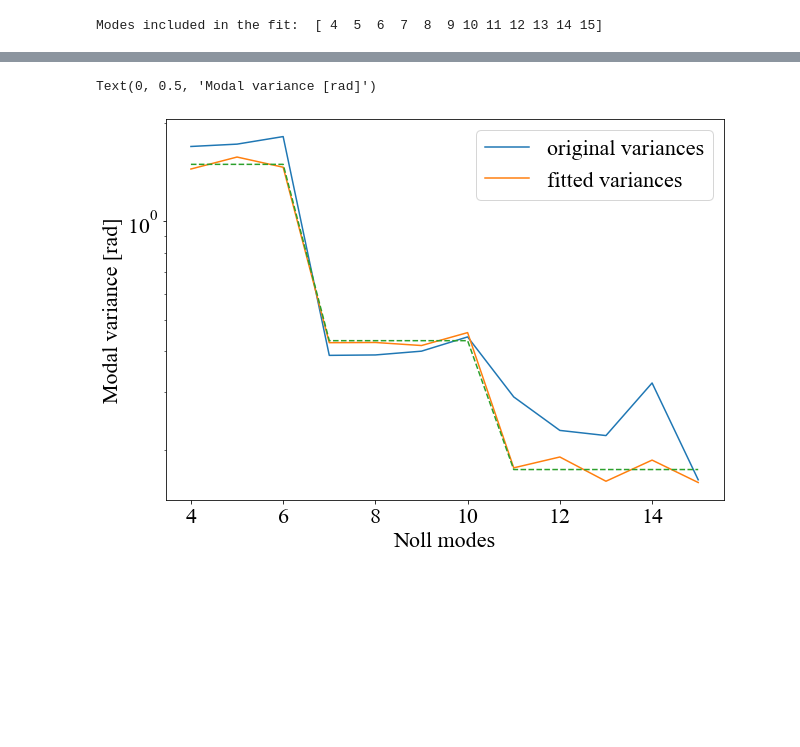
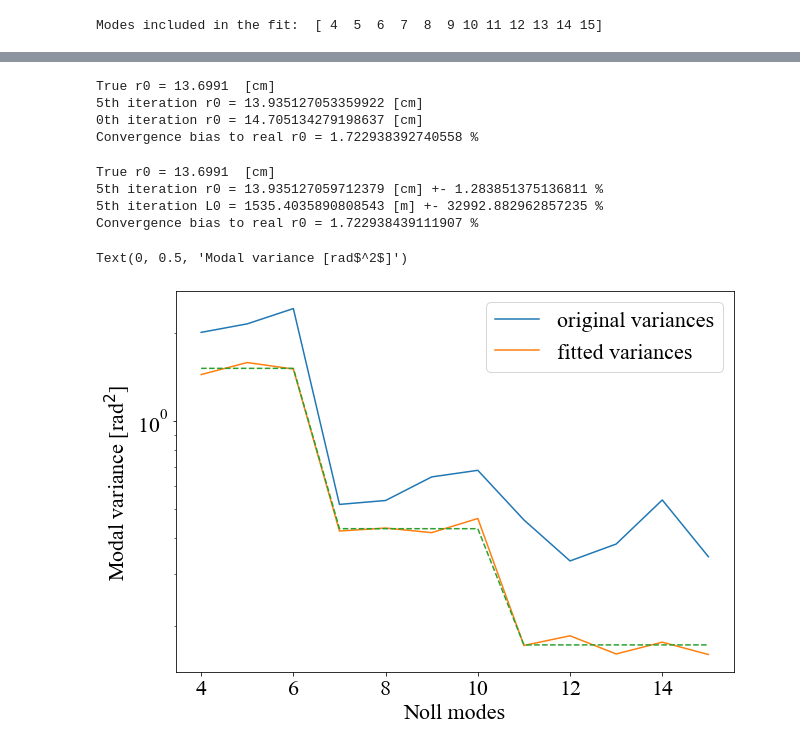
Before and after one commit to Stribuzz/TBEST, a Jupyter notebook: Simulated_Data_Analysis.ipynb, the cells around one changed output, grey strips where cells are left out. Drawn from its saved outputs; the diff is of its cells as text; code cells hidden in the pictures; blank space fills up the shorter version.

```diff
--- a/Simulated_Data_Analysis.ipynb
+++ b/Simulated_Data_Analysis.ipynb
@@ -37,13 +37,13 @@ modes_excluded = np.array([])  # Noll modes to exclud from the fit (focus)
 fRadOrds = np.arange(lRadOrd, hRadOrd + 1 - mRO)
 fModes = np.array([], dtype=int)
 for iRadOrd in range(fRadOrds.size):
-    fModes = np.append(fModes, tb.modesOfRadialOrder(fRadOrds[iRadOrd]))
+    fModes = np.append(fModes, tp.modes_of_radial_order(fRadOrds[iRadOrd]))
 
 print('Modes included in the fit: ',fModes)
 # %% [output]
 Modes included in the fit:  [ 4  5  6  7  8  9 10 11 12 13 14 15]
 # %%
-J = tb.nModesFromRadialOrder(hRadOrd) # What is the Maximum mode ?
+J = tp.n_modes_from_radial_order(hRadOrd) # What is the Maximum mode ?
 
 # Diameter of the ATs in the VLTI
 D = 1.8
@@ -144,0 +102,12 @@ Convergence bias to real r0 = 0.9343277568866812 %
+# %%
+r0_v,L0_v,fitted_ai2 = tp.iterative_estimator(d = D, modes = fModes, ai2 = bi2_noise_extended, noise_estimate=  fusco_noise_extended, n_rec_modes=J, m=M, c_mat=c, full_vector=True, n_iter=5)
+
+print(r'True r0 =',true_r0*100,' [cm]')
+print(r'5th iteration r0 =', r0_v[-1]*100,'[cm]')
+print(r'0th iteration r0 =', r0_v[0]*100,'[cm]')
+print('Convergence bias to real r0 =', (r0_v[-1] - true_r0)/true_r0*100,'%')
+# %% [output]
+True r0 = 13.6991  [cm]
+5th iteration r0 = 13.935127053359922 [cm]
+0th iteration r0 = 14.705134279198637 [cm]
+Convergence bias to real r0 = 1.722938392740558 %
@@ -145,12 +116,23 @@ Convergence bias to real r0 = 0.9343277568866812 %
+# %%
+print(r'True r0 =',true_r0*100,' [cm]')
+print(r'5th iteration r0 =', mc_r0[0]*100,'[cm] +-',mc_r0[-1]/mc_r0[0]*100,'%')
+print(r'5th iteration L0 =', mc_l0[0]*100,'[m] +-',mc_l0[-1]/mc_l0[0]*100,'%')
+print('Convergence bias to real r0 =', (mc_r0[0] - true_r0)/true_r0*100,'%')
+# %% [output]
+True r0 = 13.6991  [cm]
+5th iteration r0 = 13.935127059712379 [cm] +- 1.283851375136811 %
+5th iteration L0 = 1535.4035890808543 [m] +- 32992.882962857235 %
+Convergence bias to real r0 = 1.722938439111907 %
 # %%
 plt.figure(figsize=(10,7))
+
 plt.plot(fModes,bi2_noise, label = 'original variances')
-plt.plot(fModes,tp_2.fitted_ai2, label = 'fitted variances')
-plt.plot(fModes,tb.nZ_variance(tp_2.tp[0],tp_2.tp[1],D,J)[3:],'--')
+plt.plot(fModes,fitted_ai2, label = 'fitted variances')
+plt.plot(fModes,tp.nz_variance(r0_v[-1],L0_v[-1],D,J)[3:],'--')
 plt.legend()
 plt.yscale('log')
 plt.xlabel('Noll modes')
-plt.ylabel('Modal variance [rad]')
+plt.ylabel(r'Modal variance [rad$^2$]')
 # %% [output]
-Text(0, 0.5, 'Modal variance [rad]')
+Text(0, 0.5, 'Modal variance [rad$^2$]')
-[figure, old version]
+[figure, new version]
```
Also changed, not shown: parts of 4 cells of this notebook, 3 other files.
